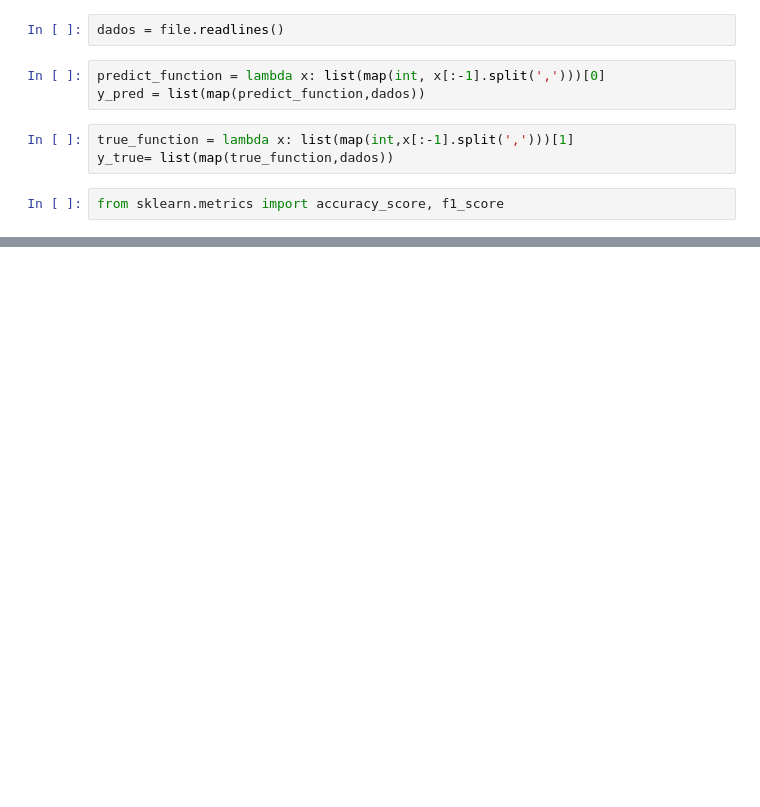
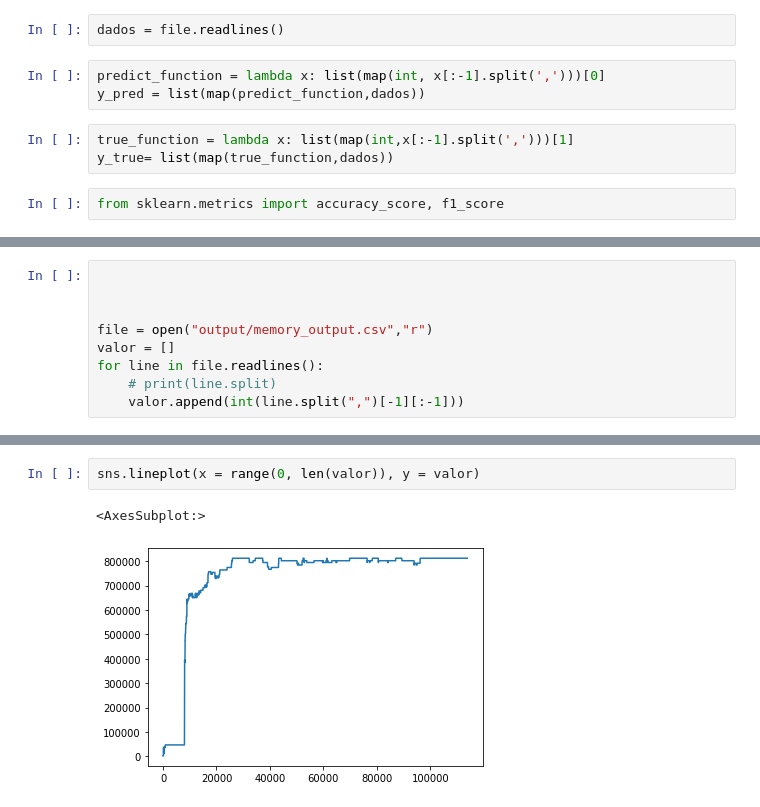
Before and after one commit to FBMLJ/acumulado-tcc, a Jupyter notebook: extremely-fast-decision-tree/result.ipynb, the cells around one changed output, grey strips where cells are left out. Drawn from its saved outputs; the diff is of its cells as text; blank space fills up the shorter version.

```diff
--- a/extremely-fast-decision-tree/result.ipynb
+++ b/extremely-fast-decision-tree/result.ipynb
@@ -53,0 +46,9 @@ sns.lineplot(x="Index", y="Acuracia",  data=pd.DataFrame(lista))
+# %%
+
+
+
+file = open("output/memory_output.csv","r")
+valor = []
+for line in file.readlines():
+    # print(line.split)
+    valor.append(int(line.split(",")[-1][:-1]))
@@ -53,0 +66,5 @@ sns.lineplot(x="Index", y="Acuracia",  data=pd.DataFrame(lista))
+# %%
+sns.lineplot(x = range(0, len(valor)), y = valor)
+# %% [output]
+<AxesSubplot:>
+[figure, added]
```
Also changed, not shown: parts of 12 cells of this notebook, 53 other files.
